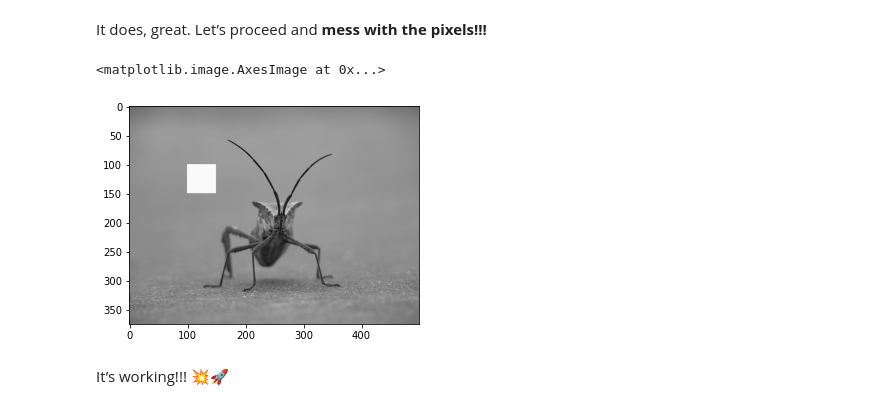
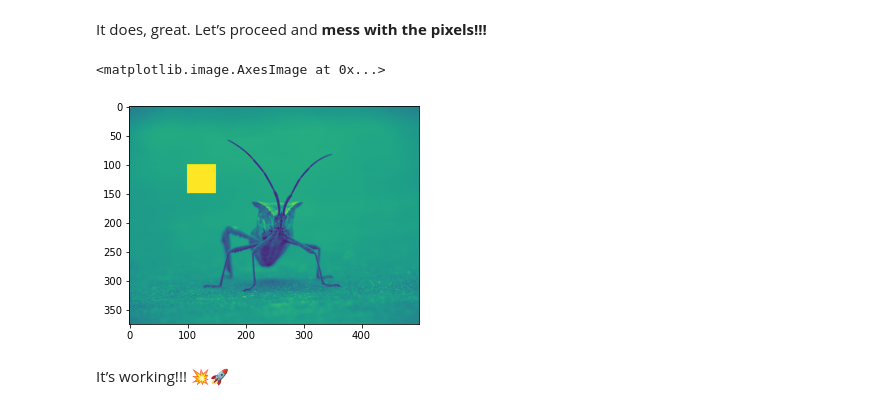
Before and after one commit to andyjakubowski/matplotlib-fun, a Jupyter notebook: images.ipynb, the cells around one changed output. Saved outputs shown, nothing was run; the diff lists cells and outputs as text; code cells hidden in the pictures.

Commit message:
Remove unused cells from images notebook

```diff
--- a/images.ipynb
+++ b/images.ipynb
@@ -8,6 +8,6 @@ import matplotlib.pyplot as plt
 import matplotlib.image as mpimg
 import numpy as np
 # %%
-img = mpimg.imread('./stinkbug.webp')
+img = mpimg.imread('./stinkbug.png')
 print(img)
 # %% [output]
@@ -57,4 +39,4 @@ imgplot = plt.imshow(img)
 
 I want to manually change a few pixels to better understand the structure of the NumPy array `matplotlib.image.imread` returns.
 # %%
-img[:3, :3, :] = [250, 250, 250]
+img[:3, :3] = 1.0
@@ -91,11 +71,11 @@ True
 # %% [markdown]
 It does, great. Let’s proceed and **mess with the pixels!!!**
 # %%
-img_copy[100:150, 100:150, :] = [250, 250, 250]
+img_copy[100:150, 100:150] = 1.0
 plt.imshow(img_copy)
 # %% [output]
 <matplotlib.image.AxesImage at 0x...>
-[figure, old version]
+[figure, new version]
 # %% [markdown]
 It’s working!!! 💥🚀
 # %% [markdown]
```
Also changed, not shown: parts of 25 cells of this notebook.
